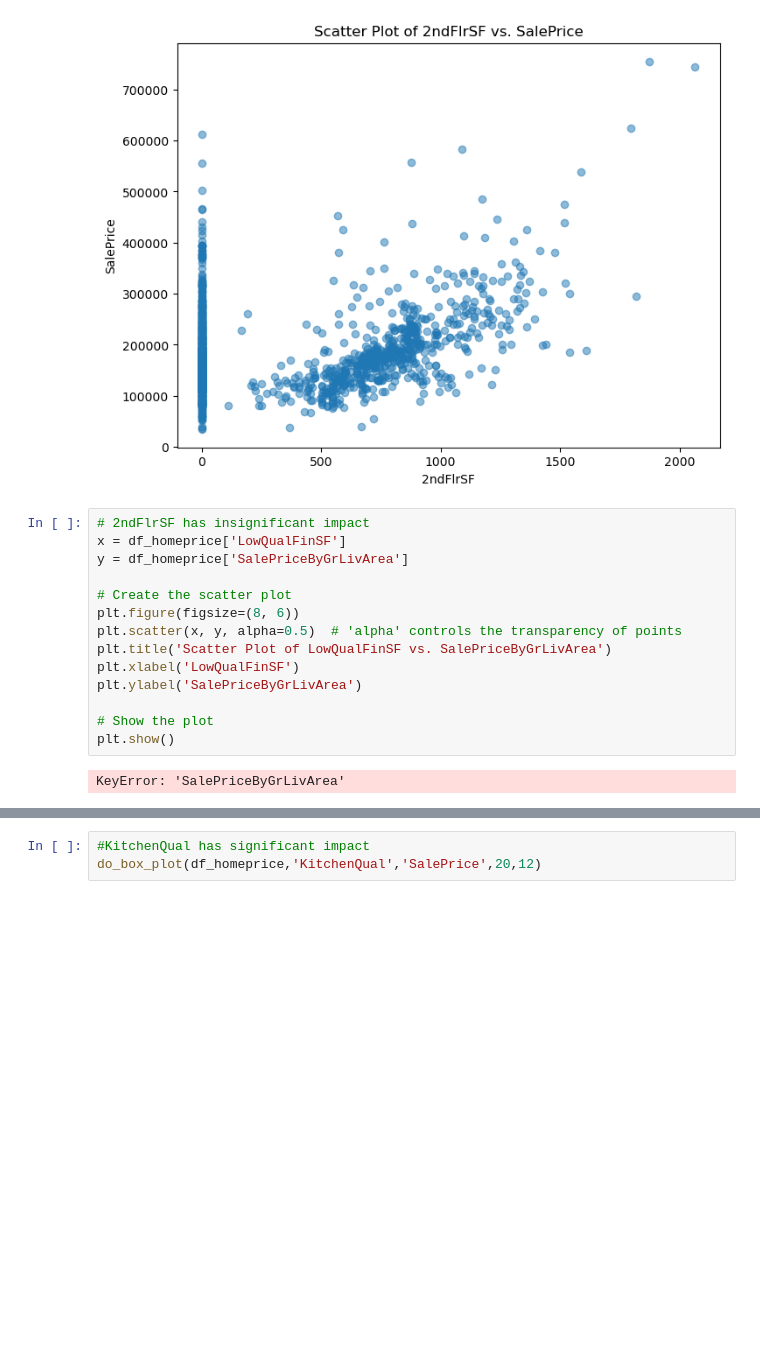
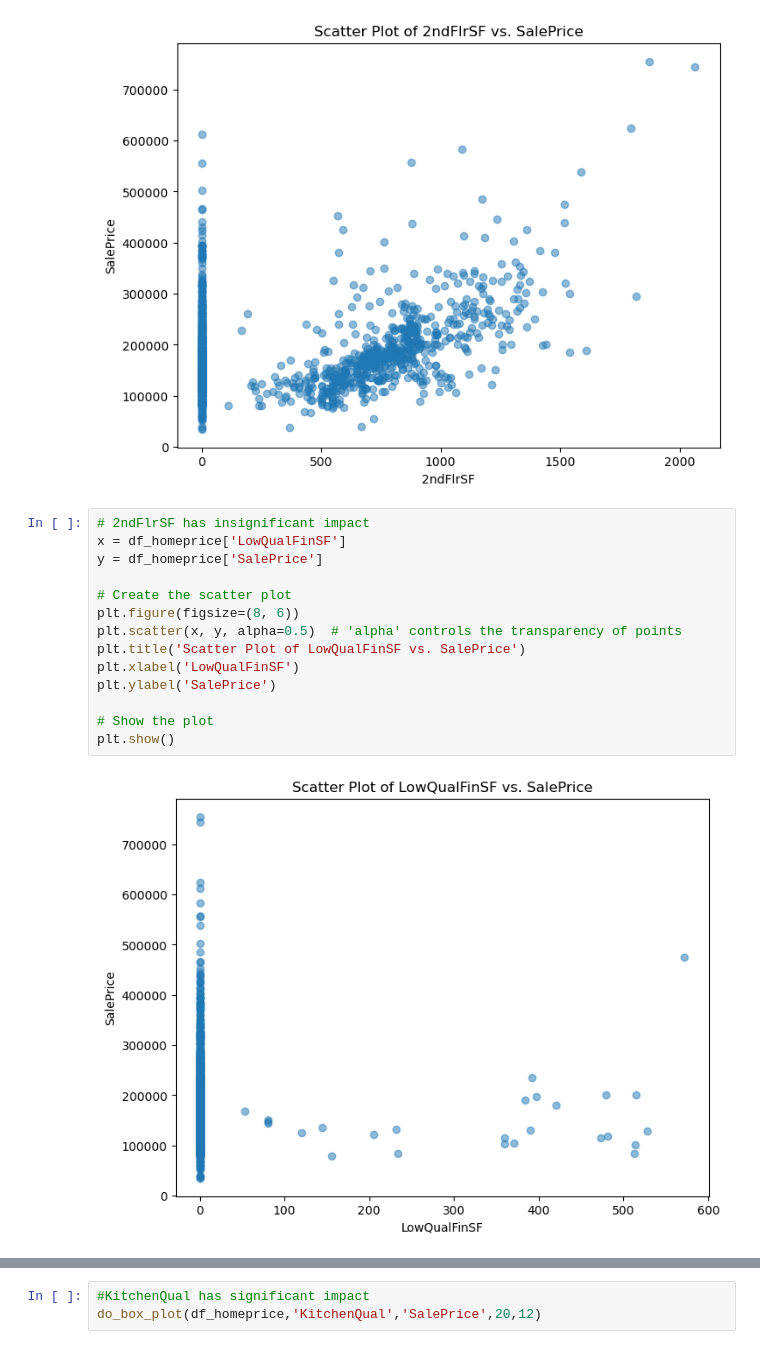
Before and after one commit to rvp0001/AdvancedRegressionAssignment, a Jupyter notebook: HomepricePredictorSubmitAssignment.ipynb, the cells around one changed output, grey strips where cells are left out. Saved outputs shown, nothing was run; the diff lists cells and outputs as text; blank space fills up the shorter version.

```diff
--- a/HomepricePredictorSubmitAssignment.ipynb
+++ b/HomepricePredictorSubmitAssignment.ipynb
@@ -995,19 +995,19 @@ plt.show()
 # %%
 # 2ndFlrSF has insignificant impact
 x = df_homeprice['LowQualFinSF']
-y = df_homeprice['SalePriceByGrLivArea']
+y = df_homeprice['SalePrice']
 
 # Create the scatter plot
 plt.figure(figsize=(8, 6))
 plt.scatter(x, y, alpha=0.5)  # 'alpha' controls the transparency of points
-plt.title('Scatter Plot of LowQualFinSF vs. SalePriceByGrLivArea')
+plt.title('Scatter Plot of LowQualFinSF vs. SalePrice')
 plt.xlabel('LowQualFinSF')
-plt.ylabel('SalePriceByGrLivArea')
+plt.ylabel('SalePrice')
 
 # Show the plot
 plt.show()
 # %% [output]
-KeyError: 'SalePriceByGrLivArea'
+[figure, added]
 # %%
 # GrLivArea has significant impact
 x = df_homeprice['GrLivArea']
```
Also changed, not shown: parts of 9 cells of this notebook.
